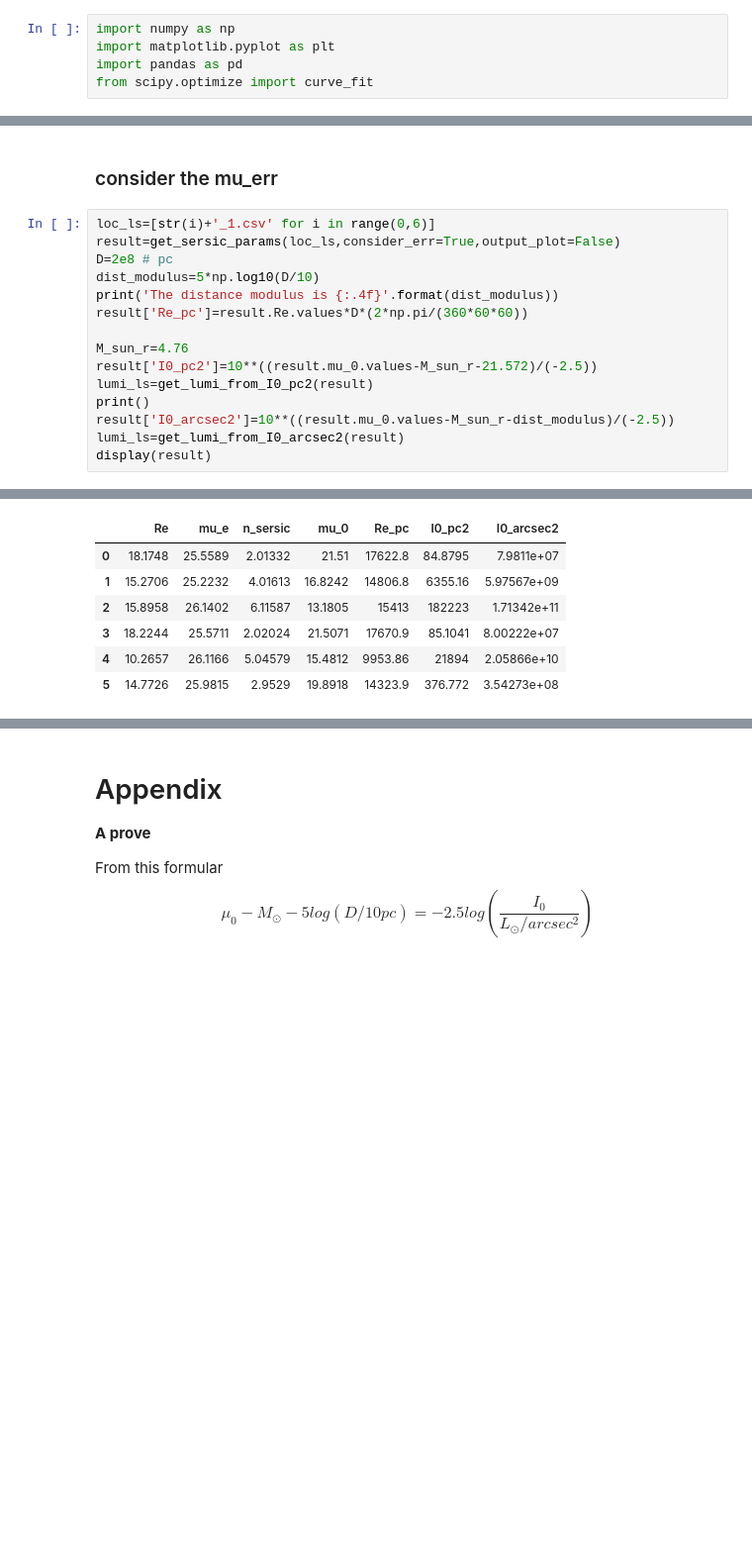
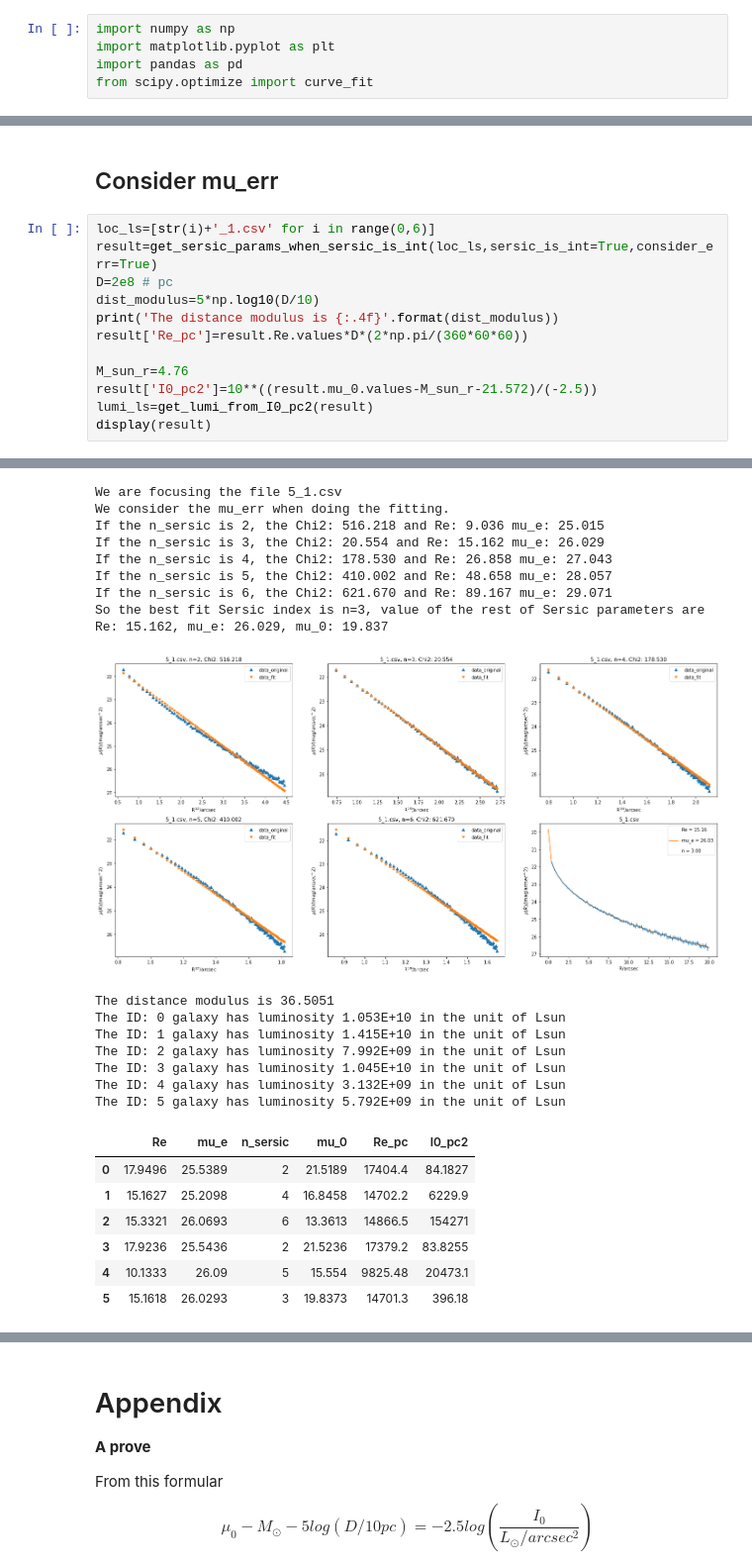
Before and after one commit to wsr1998/galaxy-physics, a Jupyter notebook: hw3.ipynb, the cells around one changed output, grey strips where cells are left out. Shown at 99% size. Cells and saved outputs as stored; diff of their text form; blank space fills up the shorter version.

```diff
--- a/hw3.ipynb
+++ b/hw3.ipynb
@@ -153,8 +236,8 @@ def get_lumi_from_I0_arcsec2(data,output=True):
 # %% [markdown]
-### consider the mu_err
+## Consider mu_err
 # %%
 loc_ls=[str(i)+'_1.csv' for i in range(0,6)]
-result=get_sersic_params(loc_ls,consider_err=True,output_plot=False)
+result=get_sersic_params_when_sersic_is_int(loc_ls,sersic_is_int=True,consider_err=True)
 D=2e8 # pc
 dist_modulus=5*np.log10(D/10)
 print('The distance modulus is {:.4f}'.format(dist_modulus))
@@ -163,8 +246,5 @@ result['Re_pc']=result.Re.values*D*(2*np.pi/(360*60*60))
 M_sun_r=4.76
 result['I0_pc2']=10**((result.mu_0.values-M_sun_r-21.572)/(-2.5))
 lumi_ls=get_lumi_from_I0_pc2(result)
-print()
-result['I0_arcsec2']=10**((result.mu_0.values-M_sun_r-dist_modulus)/(-2.5))
-lumi_ls=get_lumi_from_I0_arcsec2(result)
 display(result)
 # %% [output]
@@ -191,8 +296,24 @@ The ID: 5 galaxy has luminosity 5.703E+09 in the unit of Lsun
+We are focusing the file 5_1.csv
+We consider the mu_err when doing the fitting.
+If the n_sersic is 2, the Chi2: 516.218 and Re: 9.036 mu_e: 25.015
+If the n_sersic is 3, the Chi2: 20.554 and Re: 15.162 mu_e: 26.029
+If the n_sersic is 4, the Chi2: 178.530 and Re: 26.858 mu_e: 27.043
+If the n_sersic is 5, the Chi2: 410.002 and Re: 48.658 mu_e: 28.057
+If the n_sersic is 6, the Chi2: 621.670 and Re: 89.167 mu_e: 29.071
+So the best fit Sersic index is n=3, value of the rest of Sersic parameters are Re: 15.162, mu_e: 26.029, mu_0: 19.837
+[figure, added]
+The distance modulus is 36.5051
+The ID: 0 galaxy has luminosity 1.053E+10 in the unit of Lsun
+The ID: 1 galaxy has luminosity 1.415E+10 in the unit of Lsun
+The ID: 2 galaxy has luminosity 7.992E+09 in the unit of Lsun
+The ID: 3 galaxy has luminosity 1.045E+10 in the unit of Lsun
+The ID: 4 galaxy has luminosity 3.132E+09 in the unit of Lsun
+The ID: 5 galaxy has luminosity 5.792E+09 in the unit of Lsun
-|  | Re | mu_e | n_sersic | mu_0 | Re_pc | I0_pc2 | I0_arcsec2 |
-| 0 | 18.1748 | 25.5589 | 2.01332 | 21.51 | 17622.8 | 84.8795 | 7.9811e+07 |
-| 1 | 15.2706 | 25.2232 | 4.01613 | 16.8242 | 14806.8 | 6355.16 | 5.97567e+09 |
-| 2 | 15.8958 | 26.1402 | 6.11587 | 13.1805 | 15413 | 182223 | 1.71342e+11 |
-| 3 | 18.2244 | 25.5711 | 2.02024 | 21.5071 | 17670.9 | 85.1041 | 8.00222e+07 |
-| 4 | 10.2657 | 26.1166 | 5.04579 | 15.4812 | 9953.86 | 21894 | 2.05866e+10 |
-| 5 | 14.7726 | 25.9815 | 2.9529 | 19.8918 | 14323.9 | 376.772 | 3.54273e+08 |
+|  | Re | mu_e | n_sersic | mu_0 | Re_pc | I0_pc2 |
+| 0 | 17.9496 | 25.5389 | 2 | 21.5189 | 17404.4 | 84.1827 |
+| 1 | 15.1627 | 25.2098 | 4 | 16.8458 | 14702.2 | 6229.9 |
+| 2 | 15.3321 | 26.0693 | 6 | 13.3613 | 14866.5 | 154271 |
+| 3 | 17.9236 | 25.5436 | 2 | 21.5236 | 17379.2 | 83.8255 |
+| 4 | 10.1333 | 26.09 | 5 | 15.554 | 9825.48 | 20473.1 |
+| 5 | 15.1618 | 26.0293 | 3 | 19.8373 | 14701.3 | 396.18 |
 # %% [markdown]
```
Also changed, not shown: parts of 15 cells of this notebook.
